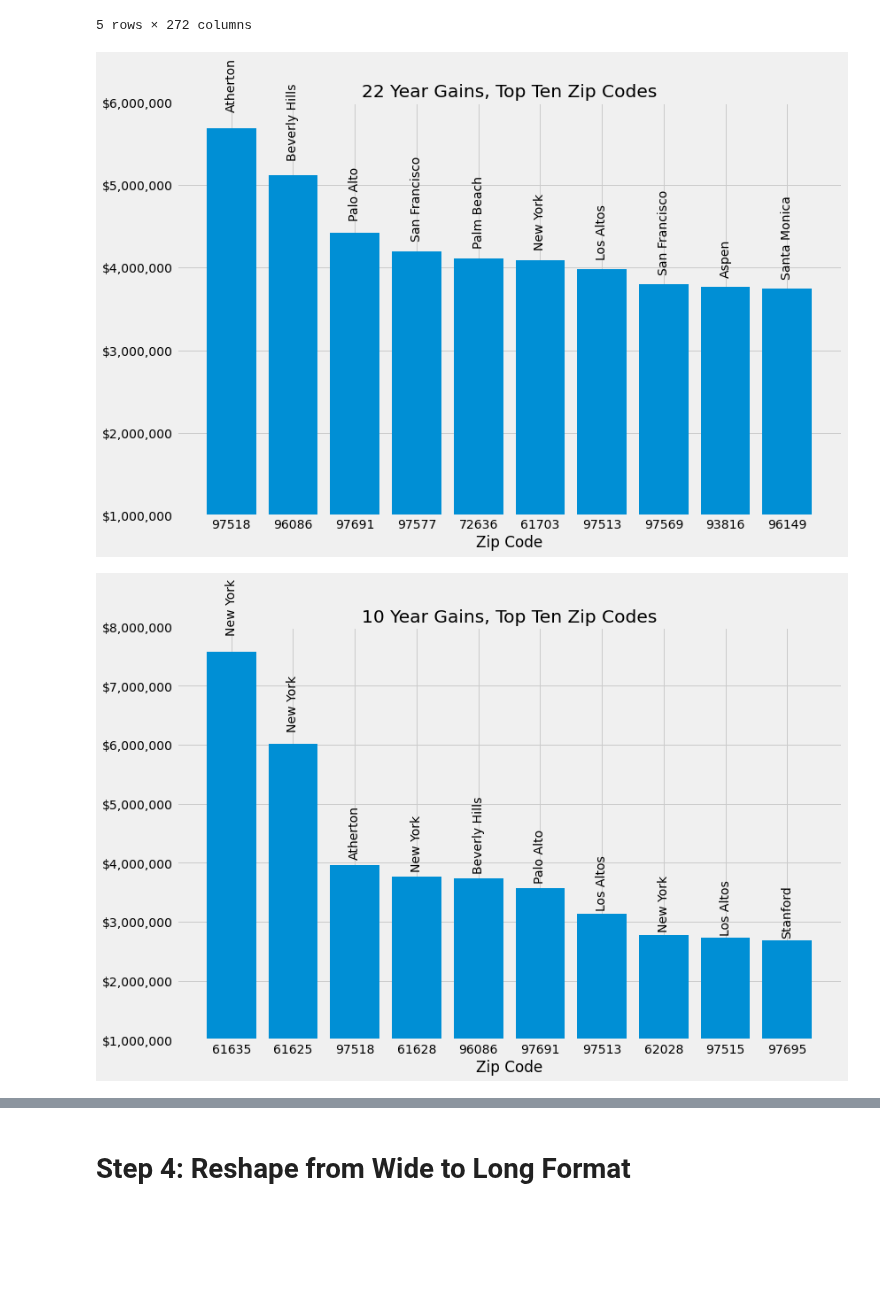
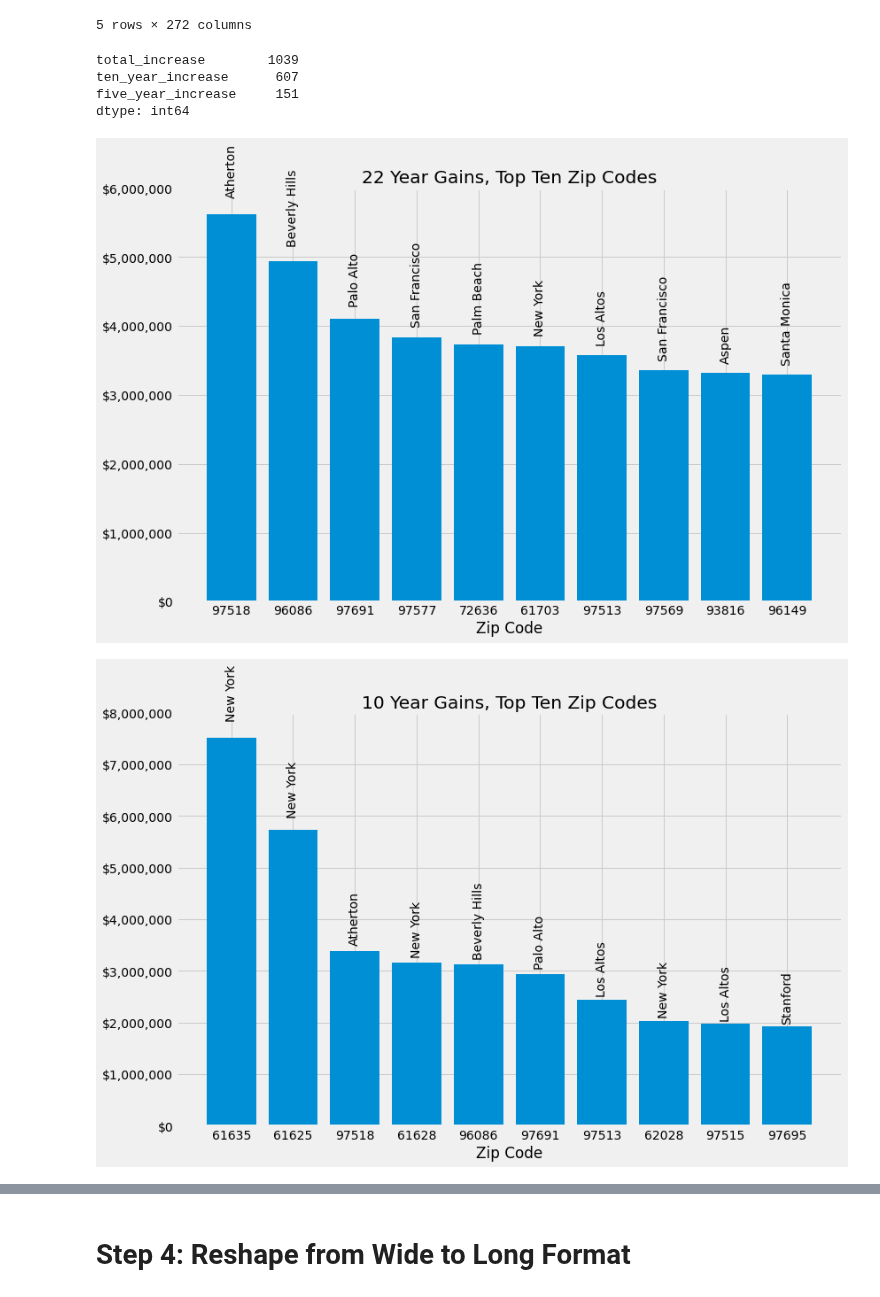
Before and after one commit to fivearm/Phase_4_Project, a Jupyter notebook: ben_notebook.ipynb, the cells around one changed output, grey strips where cells are left out. Saved outputs shown, nothing was run; the diff lists cells and outputs as text; code cells hidden in the pictures; blank space fills up the shorter version.

Commit message:
more eda plots

```diff
--- a/ben_notebook.ipynb
+++ b/ben_notebook.ipynb
@@ -130,6 +130,13 @@ df.head()
 df['total_increase'] = df['2018-04'] - df['1996-04']
 df['ten_year_increase'] = df['2018-04'] - df['2008-04']
 df['five_year_increase'] = df['2018-04'] - df['2013-04']
+# %%
+df[['total_increase', 'ten_year_increase', 'five_year_increase']].isna().sum()
+# %% [output]
+total_increase        1039
+ten_year_increase      607
+five_year_increase     151
+dtype: int64
 # %%
 total_increase_top_ten = df.sort_values('total_increase', ascending=False)[:10]
 ten_year_increase_top_ten = df.sort_values('ten_year_increase', ascending=False)[:10]
@@ -139,28 +146,28 @@ fig, ax = plt.subplots(figsize=(12,8))
 bar = ax.bar(total_increase_top_ten.RegionID.astype('str'), total_increase_top_ten.total_increase)
 ax.set_title('22 Year Gains, Top Ten Zip Codes')
 ax.set_xlabel('Zip Code')
-ax.set_yticks(np.linspace(0, 6000000, 6))
-ax.set_yticklabels(['$1,000,000','$2,000,000','$3,000,000','$4,000,000','$5,000,000','$6,000,000'])
+ax.set_yticks(np.linspace(0, 6000000, 7))
+ax.set_yticklabels(['$0', '$1,000,000','$2,000,000','$3,000,000','$4,000,000','$5,000,000','$6,000,000'])
 for i, rect in enumerate(bar):
     height = rect.get_height()
     ax.text(rect.get_x() + rect.get_width()/2, 1.05*height,
             total_increase_top_ten.City.values[i], ha='center', rotation='vertical');
 # %% [output]
-[figure, old version]
+[figure, new version]
 # %%
 fig, ax = plt.subplots(figsize=(12,8))
 bar = ax.bar(ten_year_increase_top_ten.RegionID.astype('str'), ten_year_increase_top_ten.ten_year_increase)
 ax.set_title('10 Year Gains, Top Ten Zip Codes')
 ax.set_xlabel('Zip Code')
-ax.set_yticks(np.linspace(0, 8000000, 8))
-ax.set_yticklabels(['$1,000,000','$2,000,000','$3,000,000','$4,000,000','$5,000,000','$6,000,000',
+ax.set_yticks(np.linspace(0, 8000000, 9))
+ax.set_yticklabels(['$0','$1,000,000','$2,000,000','$3,000,000','$4,000,000','$5,000,000','$6,000,000',
                    '$7,000,000', '$8,000,000'])
 for i, rect in enumerate(bar):
     height = rect.get_height()
     ax.text(rect.get_x() + rect.get_width()/2, 1.05*height,
             ten_year_increase_top_ten.City.values[i], ha='center', rotation='vertical');
 # %% [output]
-[figure, old version]
+[figure, new version]
 # %%
 fig, ax = plt.subplots(figsize=(12,8))
 bar = ax.bar(five_year_increase_top_ten.RegionID.astype('str'), five_year_increase_top_ten.five_year_increase)
```
Also changed, not shown: parts of 11 cells of this notebook.
